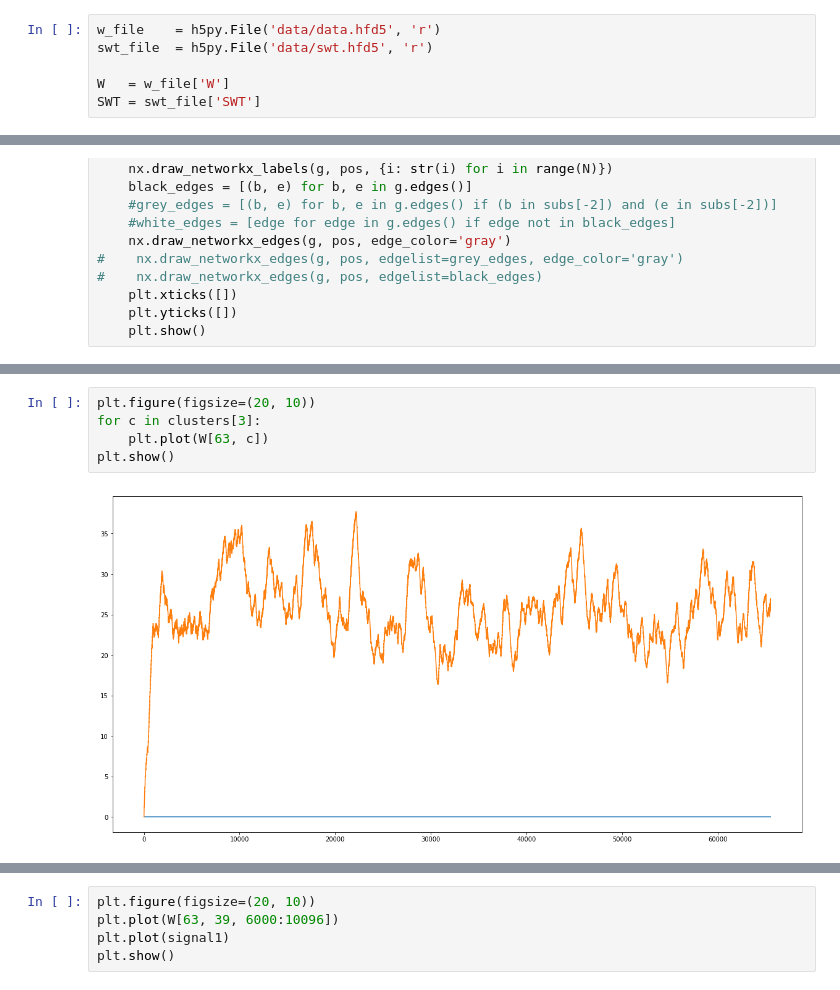
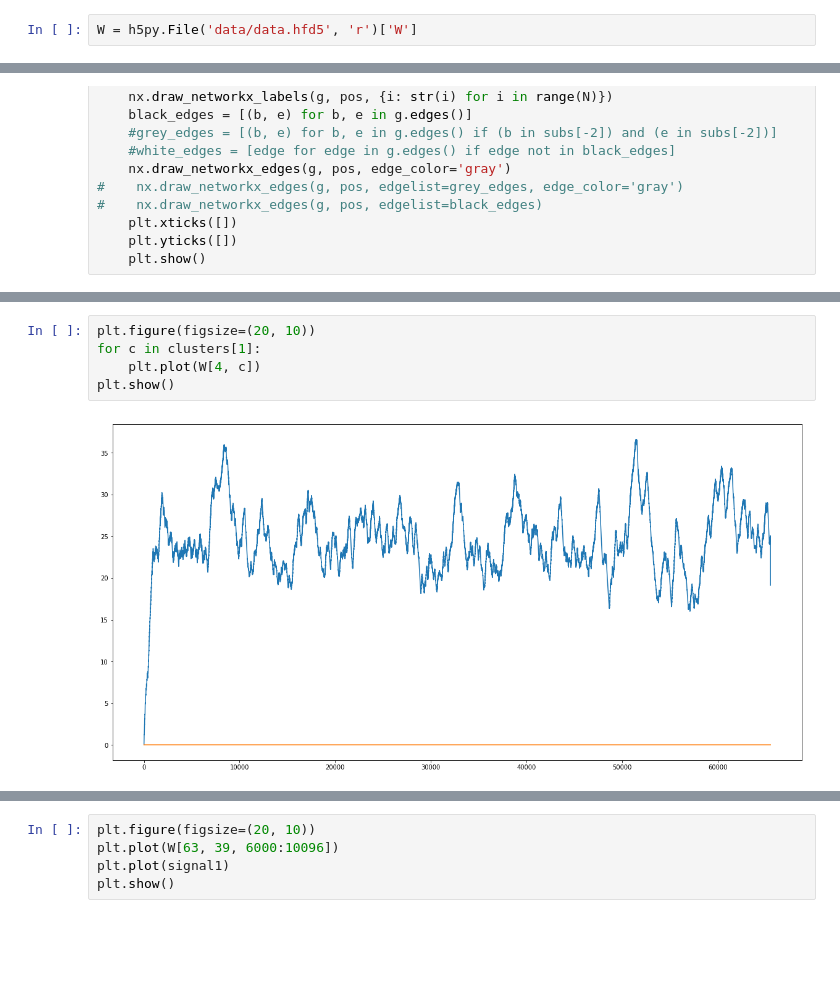
Before and after one commit to dkaravaev/neurodyn, a Jupyter notebook: Original.ipynb, the cells around one changed output, grey strips where cells are left out. Cells and saved outputs as stored; diff of their text form; blank space fills up the shorter version.

```diff
--- a/Original.ipynb
+++ b/Original.ipynb
@@ -38,11 +38,7 @@ signal = SwitchSignal([2000, time_interval], [RandomUnitSignal(N), ZeroSignal(N)
 handler = ComputationHandler(time_interval)
 results = handler.run(net, signal, callbacks)
 # %%
-w_file    = h5py.File('data/data.hfd5', 'r')
-swt_file  = h5py.File('data/swt.hfd5', 'r')
-
-W   = w_file['W']
-SWT = swt_file['SWT']
+W = h5py.File('data/data.hfd5', 'r')['W']
 # %%
 class SWTDistribution:
     def __init__(self, signal, wavelet):
@@ -280,9 +356,9 @@ draw_clustered_network(clusters)
 # %%
 plt.figure(figsize=(20, 10))
-for c in clusters[3]:
-    plt.plot(W[63, c])
+for c in clusters[1]:
+    plt.plot(W[4, c])
 plt.show()
 # %% [output]
-[figure, old version]
+[figure, new version]
 # %%
 #dist1 = CWTDistribution(W[8, 12, 6000:10096], Ricker())
```
Also changed, not shown: parts of 14 cells of this notebook, 2 other files.
